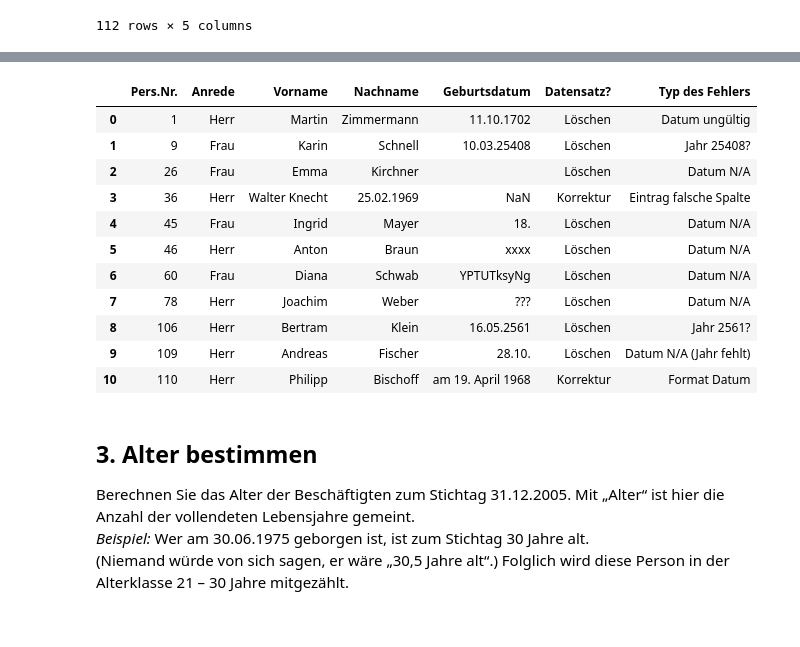
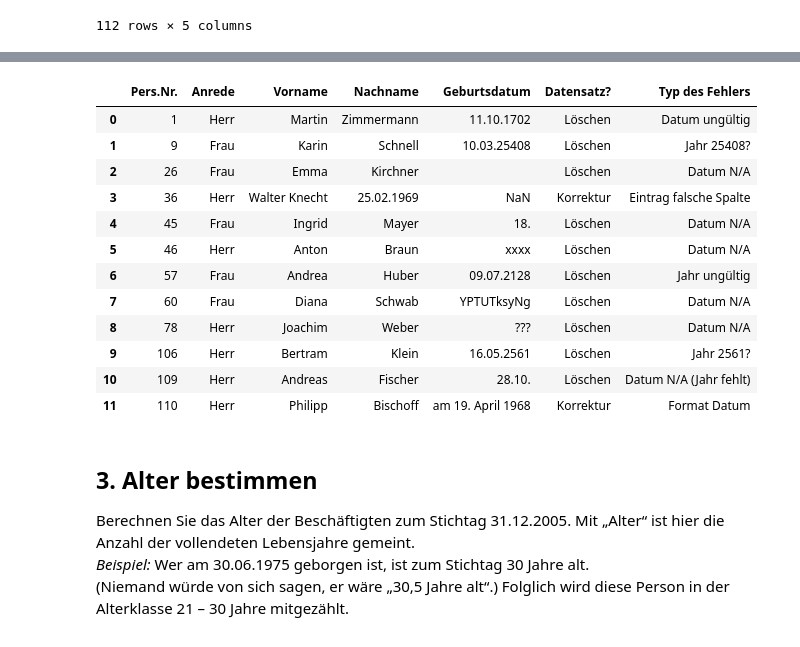
Before and after one commit to Fiusa21/Statistik_Labore, a Jupyter notebook: TestatAufgabe_1.ipynb, the cells around one changed output, grey strips where cells are left out. Drawn from its saved outputs; the diff is of its cells as text; code cells hidden in the pictures.

```diff
--- a/TestatAufgabe_1.ipynb
+++ b/TestatAufgabe_1.ipynb
@@ -75,53 +76,58 @@ data_changes.loc[5] = data.loc[45]
 data_changes.at[5, 'Datensatz?'] = 'Löschen'
 data_changes.at[5, 'Typ des Fehlers'] = 'Datum N/A'
 
-data_changes.loc[6] = data.loc[59]
+data_changes.loc[6] = data.loc[56]
 data_changes.at[6, 'Datensatz?'] = 'Löschen'
-data_changes.at[6, 'Typ des Fehlers'] = 'Datum N/A'
+data_changes.at[6, 'Typ des Fehlers'] = 'Jahr ungültig'
 
-data_changes.loc[7] = data.loc[77]
+data_changes.loc[7] = data.loc[59]
 data_changes.at[7, 'Datensatz?'] = 'Löschen'
 data_changes.at[7, 'Typ des Fehlers'] = 'Datum N/A'
 
-data_changes.loc[8] = data.loc[105]
+data_changes.loc[8] = data.loc[77]
 data_changes.at[8, 'Datensatz?'] = 'Löschen'
-data_changes.at[8, 'Typ des Fehlers'] = 'Jahr 2561?'
+data_changes.at[8, 'Typ des Fehlers'] = 'Datum N/A'
 
-data_changes.loc[9] = data.loc[108]
+data_changes.loc[9] = data.loc[105]
 data_changes.at[9, 'Datensatz?'] = 'Löschen'
-data_changes.at[9, 'Typ des Fehlers'] = 'Datum N/A (Jahr fehlt)'
+data_changes.at[9, 'Typ des Fehlers'] = 'Jahr 2561?'
 
-data_changes.loc[10] = data.loc[109]
-data_changes.at[10, 'Datensatz?'] = 'Korrektur'
-data_changes.at[10, 'Typ des Fehlers'] = 'Format Datum'
+data_changes.loc[10] = data.loc[108]
+data_changes.at[10, 'Datensatz?'] = 'Löschen'
+data_changes.at[10, 'Typ des Fehlers'] = 'Datum N/A (Jahr fehlt)'
+
+data_changes.loc[11] = data.loc[109]
+data_changes.at[11, 'Datensatz?'] = 'Korrektur'
+data_changes.at[11, 'Typ des Fehlers'] = 'Format Datum'
 
 #correct data
 data.loc[35, 'Geburtsdatum'] = data.loc[35, 'Nachname']
 data.at[35, 'Vorname'] = 'Walter'
-data.at[335, 'Nachname'] = 'Knecht'
+data.at[35, 'Nachname'] = 'Knecht'
 
 data.at[109, 'Geburtsdatum'] = '19.04.1968'
 
 #remove invalid data from original
-data = data.drop([0, 8, 25, 44, 45, 59, 77, 105, 108])
+data = data.drop([0, 8, 25, 44, 45, 56, 59, 77, 105, 108])
 
 #reset index
 data.reset_index(drop=True, inplace=True)
 #display "changelog"
 data_changes
 # %% [output]
 |  | Pers.Nr. | Anrede | Vorname | Nachname | Geburtsdatum | Datensatz? | Typ des Fehlers |
 | 0 | 1 | Herr | Martin | Zimmermann | 11.10.1702 | Löschen | Datum ungültig |
 | 1 | 9 | Frau | Karin | Schnell | 10.03.25408 | Löschen | Jahr 25408? |
 | 2 | 26 | Frau | Emma | Kirchner |  | Löschen | Datum N/A |
 | 3 | 36 | Herr | Walter Knecht | 25.02.1969 | NaN | Korrektur | Eintrag falsche Spalte |
 | 4 | 45 | Frau | Ingrid | Mayer | 18. | Löschen | Datum N/A |
 | 5 | 46 | Herr | Anton | Braun | xxxx | Löschen | Datum N/A |
-| 6 | 60 | Frau | Diana | Schwab | YPTUTksyNg | Löschen | Datum N/A |
-| 7 | 78 | Herr | Joachim | Weber | ??? | Löschen | Datum N/A |
-| 8 | 106 | Herr | Bertram | Klein | 16.05.2561 | Löschen | Jahr 2561? |
-| 9 | 109 | Herr | Andreas | Fischer | 28.10. | Löschen | Datum N/A (Jahr fehlt) |
-| 10 | 110 | Herr | Philipp | Bischoff | am 19. April 1968 | Korrektur | Format Datum |
+| 6 | 57 | Frau | Andrea | Huber | 09.07.2128 | Löschen | Jahr ungültig |
+| 7 | 60 | Frau | Diana | Schwab | YPTUTksyNg | Löschen | Datum N/A |
+| 8 | 78 | Herr | Joachim | Weber | ??? | Löschen | Datum N/A |
+| 9 | 106 | Herr | Bertram | Klein | 16.05.2561 | Löschen | Jahr 2561? |
+| 10 | 109 | Herr | Andreas | Fischer | 28.10. | Löschen | Datum N/A (Jahr fehlt) |
+| 11 | 110 | Herr | Philipp | Bischoff | am 19. April 1968 | Korrektur | Format Datum |
 # %% [markdown]
 ## 3. Alter bestimmen
 Berechnen Sie das Alter der Beschäftigten zum Stichtag 31.12.2005. Mit „Alter“ ist hier die Anzahl der vollendeten Lebensjahre gemeint. <br>
```
Also changed, not shown: parts of 4 cells of this notebook.
